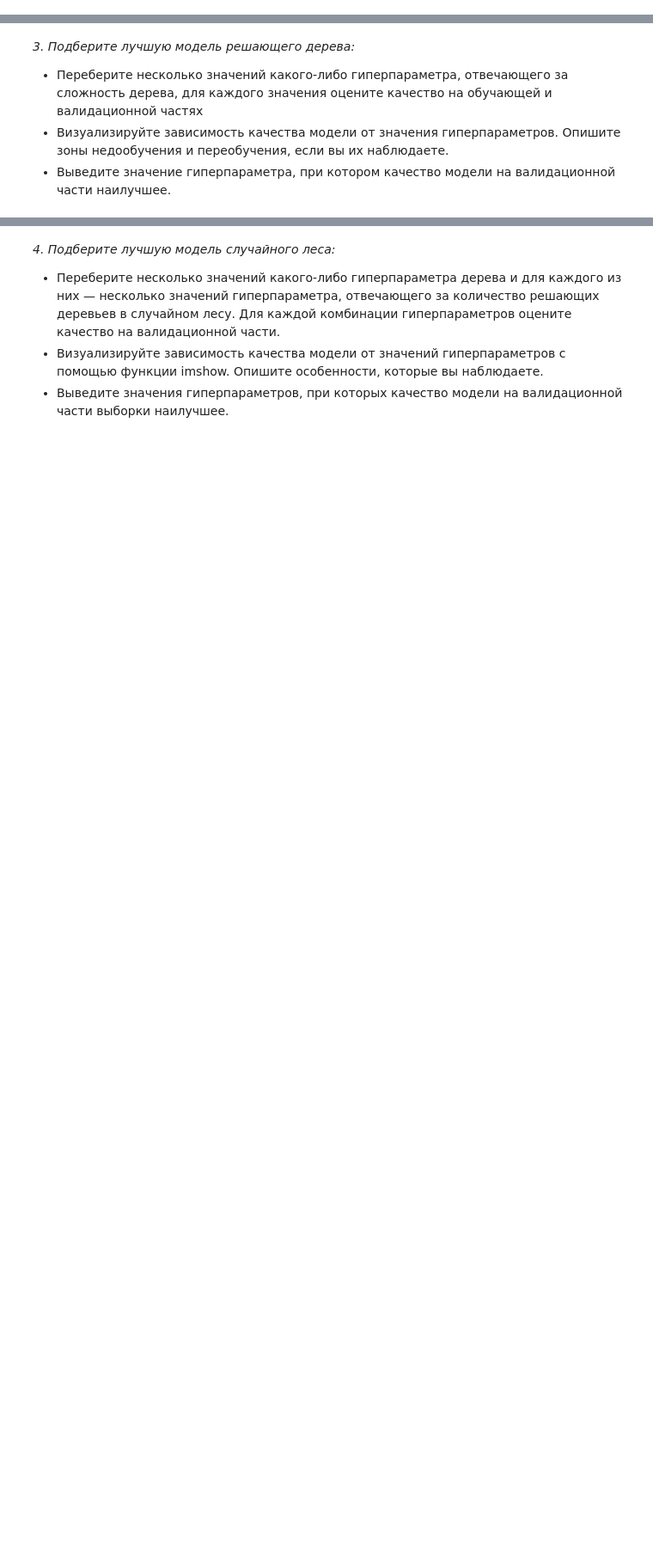
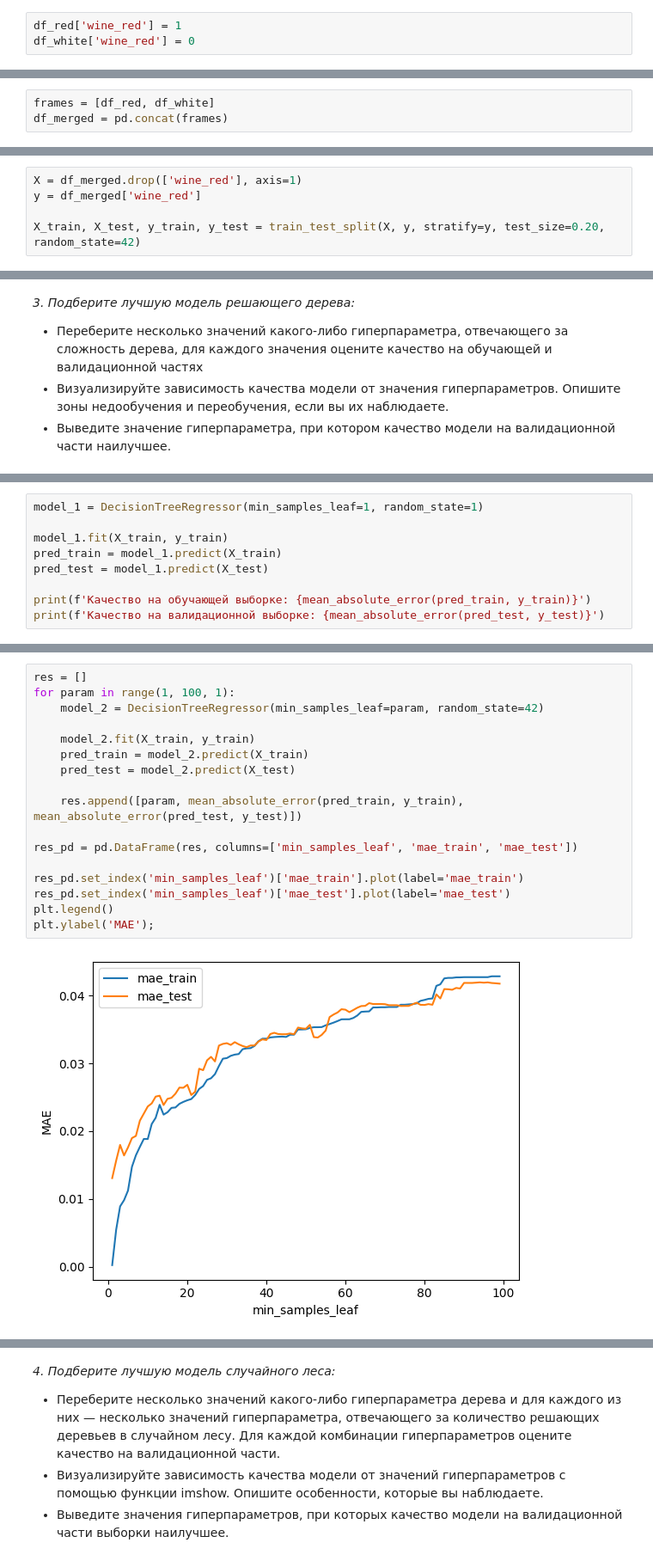
Before and after one commit to W1llAnn/1tdata-homework, a Jupyter notebook: 2.3 - homework PRO.ipynb, the cells around one changed output, grey strips where cells are left out. Shown: that part at 86% size. Saved outputs shown, nothing was run; the diff lists cells and outputs as text; blank space fills up the shorter version.

```diff
--- a/2.3 - homework PRO.ipynb
+++ b/2.3 - homework PRO.ipynb
@@ -9,0 +90,3 @@
+# %%
+df_red['wine_red'] = 1
+df_white['wine_red'] = 0
@@ -9,0 +95,3 @@
+# %%
+frames = [df_red, df_white]
+df_merged = pd.concat(frames)
@@ -9,0 +145,5 @@
+# %%
+X = df_merged.drop(['wine_red'], axis=1)
+y = df_merged['wine_red']
+
+X_train, X_test, y_train, y_test = train_test_split(X, y, stratify=y, test_size=0.20, random_state=42)
@@ -16,0 +171,9 @@
+# %%
+model_1 = DecisionTreeRegressor(min_samples_leaf=1, random_state=1)
+
+model_1.fit(X_train, y_train)
+pred_train = model_1.predict(X_train)
+pred_test = model_1.predict(X_test)
+
+print(f'Качество на обучающей выборке: {mean_absolute_error(pred_train, y_train)}')
+print(f'Качество на валидационной выборке: {mean_absolute_error(pred_test, y_test)}')
@@ -16,0 +199,19 @@
+# %%
+res = []
+for param in range(1, 100, 1):
+    model_2 = DecisionTreeRegressor(min_samples_leaf=param, random_state=42)
+
+    model_2.fit(X_train, y_train)
+    pred_train = model_2.predict(X_train)
+    pred_test = model_2.predict(X_test)
+
+    res.append([param, mean_absolute_error(pred_train, y_train), mean_absolute_error(pred_test, y_test)])
+
+res_pd = pd.DataFrame(res, columns=['min_samples_leaf', 'mae_train', 'mae_test'])
+
+res_pd.set_index('min_samples_leaf')['mae_train'].plot(label='mae_train')
+res_pd.set_index('min_samples_leaf')['mae_test'].plot(label='mae_test')
+plt.legend()
+plt.ylabel('MAE');
+# %% [output]
+[figure, added]
```
Also changed, not shown: parts of 43 cells of this notebook, 1 other file.
